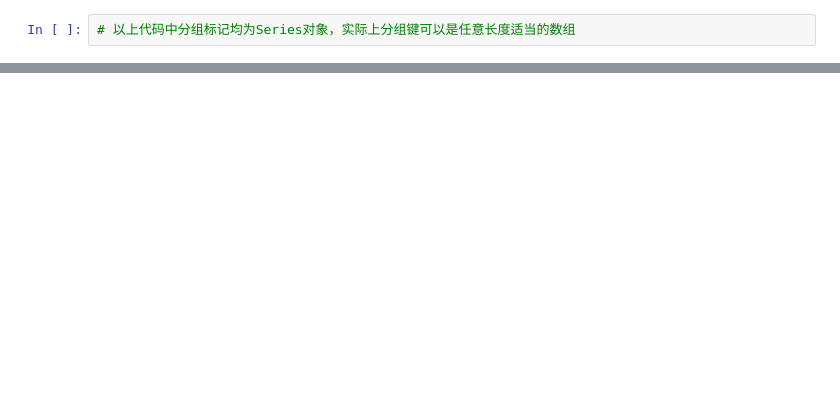
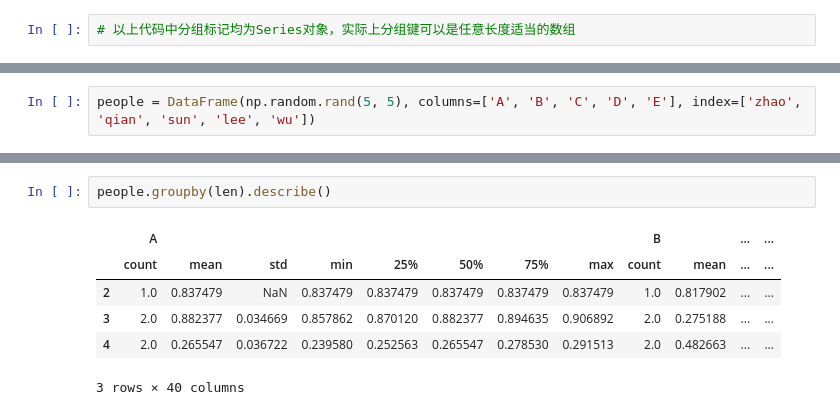
Before and after one commit to JanGin/pydata-book-learning, a Jupyter notebook: pydata-learning/ch9.ipynb, the cells around one changed output, grey strips where cells are left out. Cells and saved outputs as stored; diff of their text form; blank space fills up the shorter version.

```diff
--- a/pydata-learning/ch9.ipynb
+++ b/pydata-learning/ch9.ipynb
@@ -52,0 +286,2 @@ means.unstack()
+# %%
+people = DataFrame(np.random.rand(5, 5), columns=['A', 'B', 'C', 'D', 'E'], index=['zhao', 'qian', 'sun', 'lee', 'wu'])
@@ -52,0 +312,9 @@ means.unstack()
+# %%
+people.groupby(len).describe()
+# %% [output]
+|  | A |  |  |  |  |  |  |  | B |  | ... | ... |
+|  | count | mean | std | min | 25% | 50% | 75% | max | count | mean | ... | ... |
+| 2 | 1.0 | 0.837479 | NaN | 0.837479 | 0.837479 | 0.837479 | 0.837479 | 0.837479 | 1.0 | 0.817902 | ... | ... |
+| 3 | 2.0 | 0.882377 | 0.034669 | 0.857862 | 0.870120 | 0.882377 | 0.894635 | 0.906892 | 2.0 | 0.275188 | ... | ... |
+| 4 | 2.0 | 0.265547 | 0.036722 | 0.239580 | 0.252563 | 0.265547 | 0.278530 | 0.291513 | 2.0 | 0.482663 | ... | ... |
+3 rows × 40 columns
```
Also changed, not shown: parts of 63 cells of this notebook.
